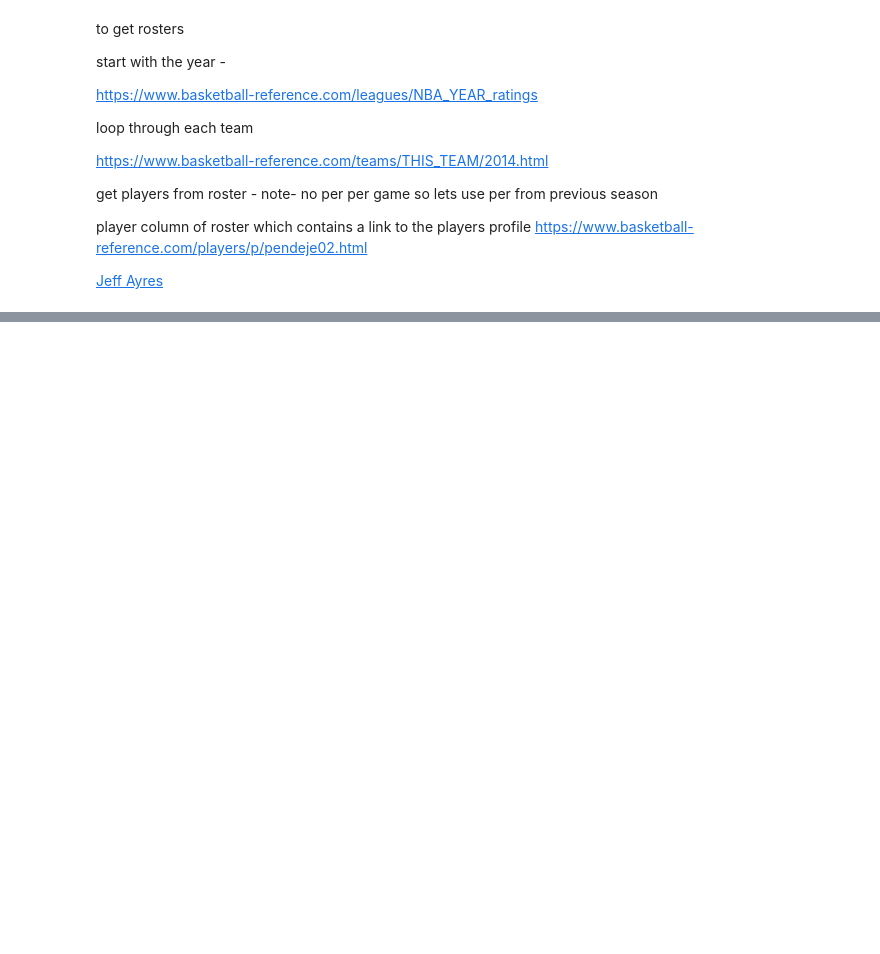
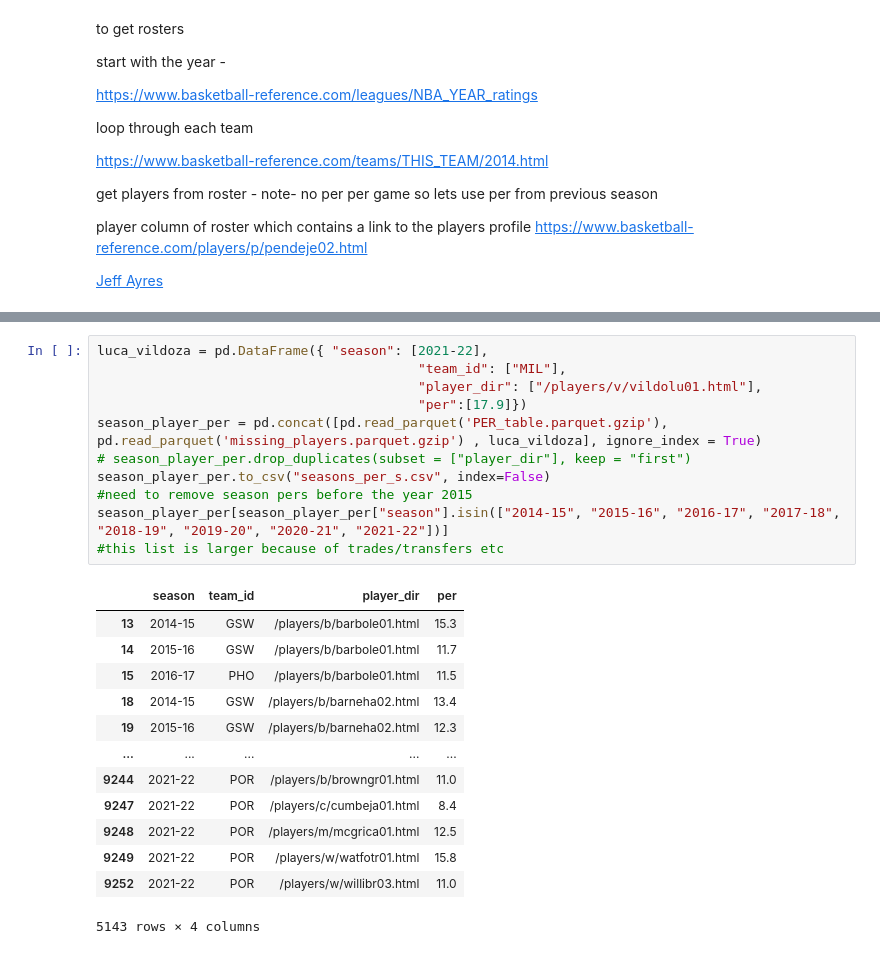
Before and after one commit to madamore-1/project-checkpoint-1-nba-prediction, a Jupyter notebook: IST_NBA_data_gen.ipynb, the cells around one changed output, grey strips where cells are left out. Drawn from its saved outputs; the diff is of its cells as text; blank space fills up the shorter version.

```diff
--- a/IST_NBA_data_gen.ipynb
+++ b/IST_NBA_data_gen.ipynb
@@ -253,2 +335,27 @@ def get_pers(season_rosters):
+# %%
+luca_vildoza = pd.DataFrame({ "season": [2021-22],
+                                         "team_id": ["MIL"],
+                                         "player_dir": ["/players/v/vildolu01.html"],
+                                         "per":[17.9]})
+season_player_per = pd.concat([pd.read_parquet('PER_table.parquet.gzip'), pd.read_parquet('missing_players.parquet.gzip') , luca_vildoza], ignore_index = True)
+# season_player_per.drop_duplicates(subset = ["player_dir"], keep = "first")
+season_player_per.to_csv("seasons_per_s.csv", index=False)
+#need to remove season pers before the year 2015
+season_player_per[season_player_per["season"].isin(["2014-15", "2015-16", "2016-17", "2017-18", "2018-19", "2019-20", "2020-21", "2021-22"])]
+#this list is larger because of trades/transfers etc
+# %% [output]
+|  | season | team_id | player_dir | per |
+| 13 | 2014-15 | GSW | /players/b/barbole01.html | 15.3 |
+| 14 | 2015-16 | GSW | /players/b/barbole01.html | 11.7 |
+| 15 | 2016-17 | PHO | /players/b/barbole01.html | 11.5 |
+| 18 | 2014-15 | GSW | /players/b/barneha02.html | 13.4 |
+| 19 | 2015-16 | GSW | /players/b/barneha02.html | 12.3 |
+| ... | ... | ... | ... | ... |
+| 9244 | 2021-22 | POR | /players/b/browngr01.html | 11.0 |
+| 9247 | 2021-22 | POR | /players/c/cumbeja01.html | 8.4 |
+| 9248 | 2021-22 | POR | /players/m/mcgrica01.html | 12.5 |
+| 9249 | 2021-22 | POR | /players/w/watfotr01.html | 15.8 |
+| 9252 | 2021-22 | POR | /players/w/willibr03.html | 11.0 |
+5143 rows × 4 columns
 # %%
 season_rosters = pd.read_pickle("df.pickle", compression='infer')
```
Also changed, not shown: parts of 17 cells of this notebook, 36 other files.
